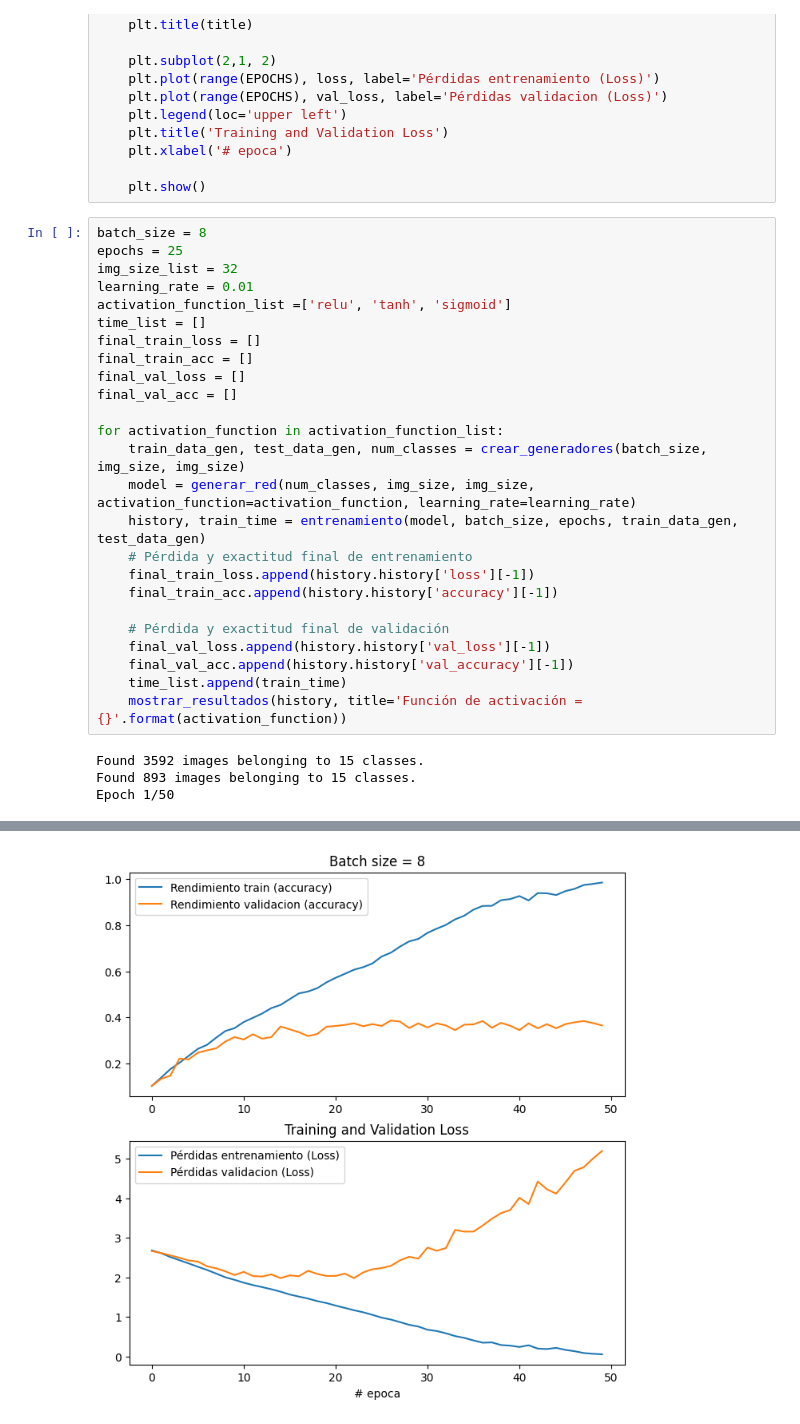
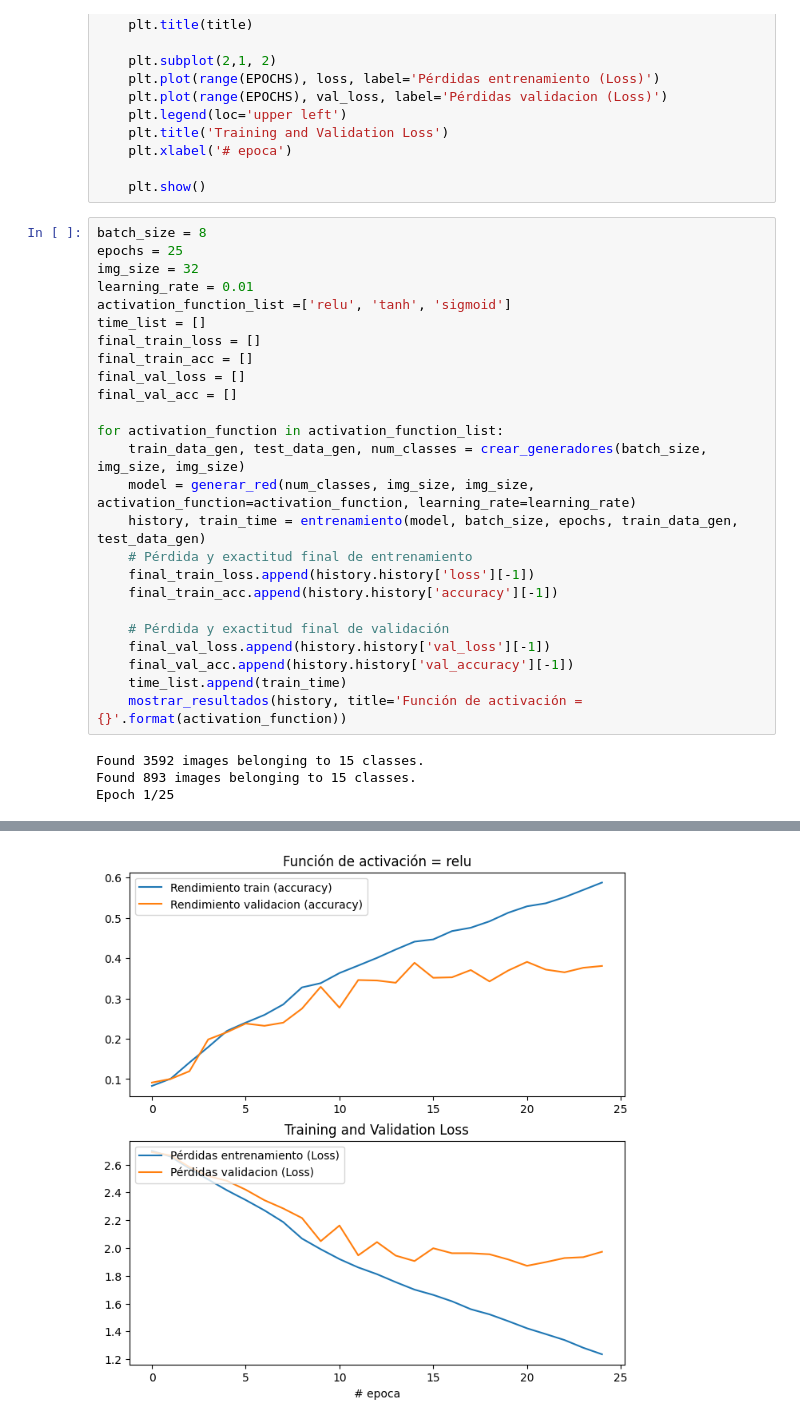
Before and after one commit to ikergs03/TSV, a Jupyter notebook: p4/p4_pregunta_03.ipynb, the cells around one changed output, grey strips where cells are left out. Drawn from its saved outputs; the diff is of its cells as text.

```diff
--- a/p4/p4_pregunta_03.ipynb
+++ b/p4/p4_pregunta_03.ipynb
@@ -225,7 +225,7 @@ def mostrar_resultados(history, title='Training and Validation Accuracy'):
 # %%
 batch_size = 8
 epochs = 25
-img_size_list = 32
+img_size = 32
 learning_rate = 0.01
 activation_function_list =['relu', 'tanh', 'sigmoid']
 time_list = []
@@ -250,4 +250,4 @@ for activation_function in activation_function_list:
 # %% [output]
 Found 3592 images belonging to 15 classes.
 Found 893 images belonging to 15 classes.
-Epoch 1/50
+Epoch 1/25
@@ -271,3 +271,3 @@ Epoch 50/50
-[figure, old version]
+[figure, new version]
 Found 3592 images belonging to 15 classes.
 Found 893 images belonging to 15 classes.
```
Also changed, not shown: parts of 2 cells of this notebook, 2 other files.
